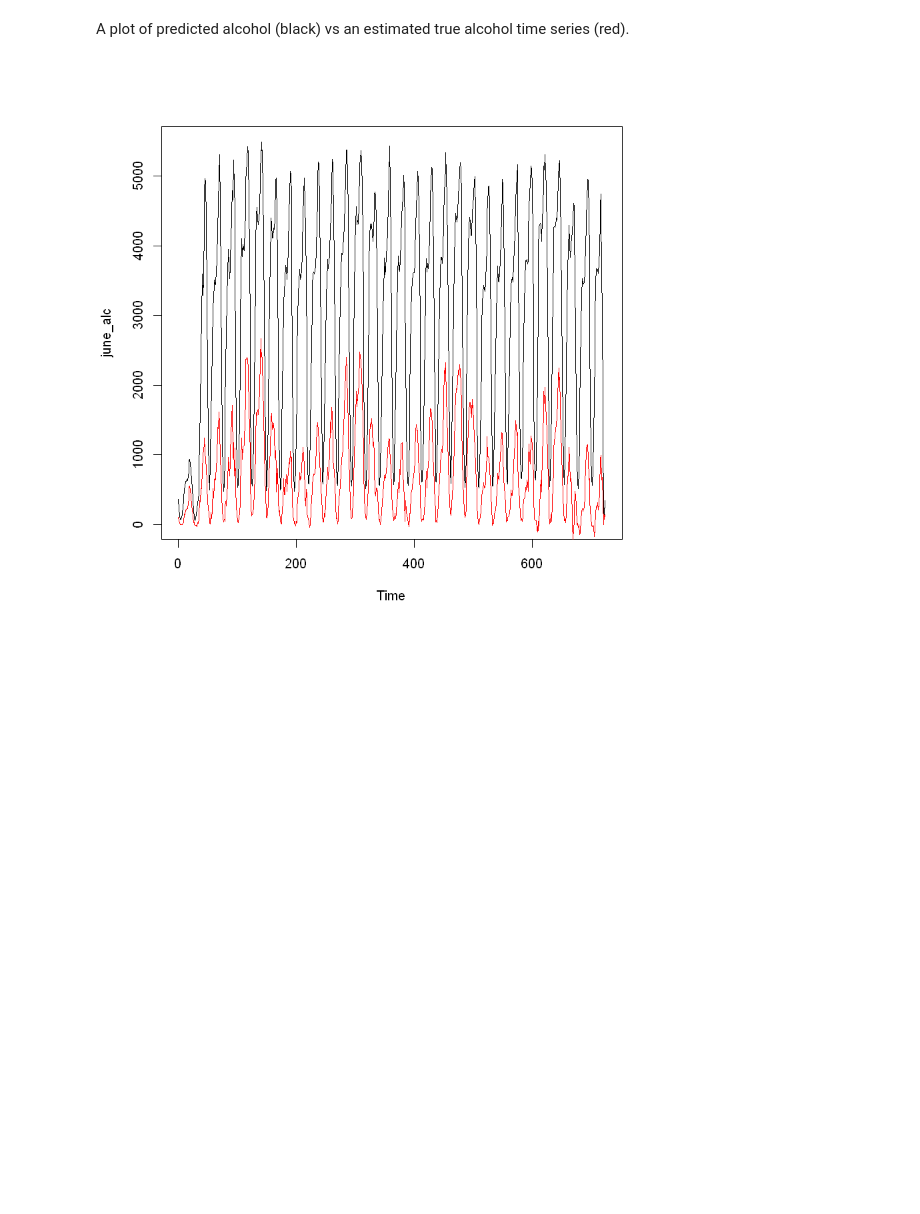
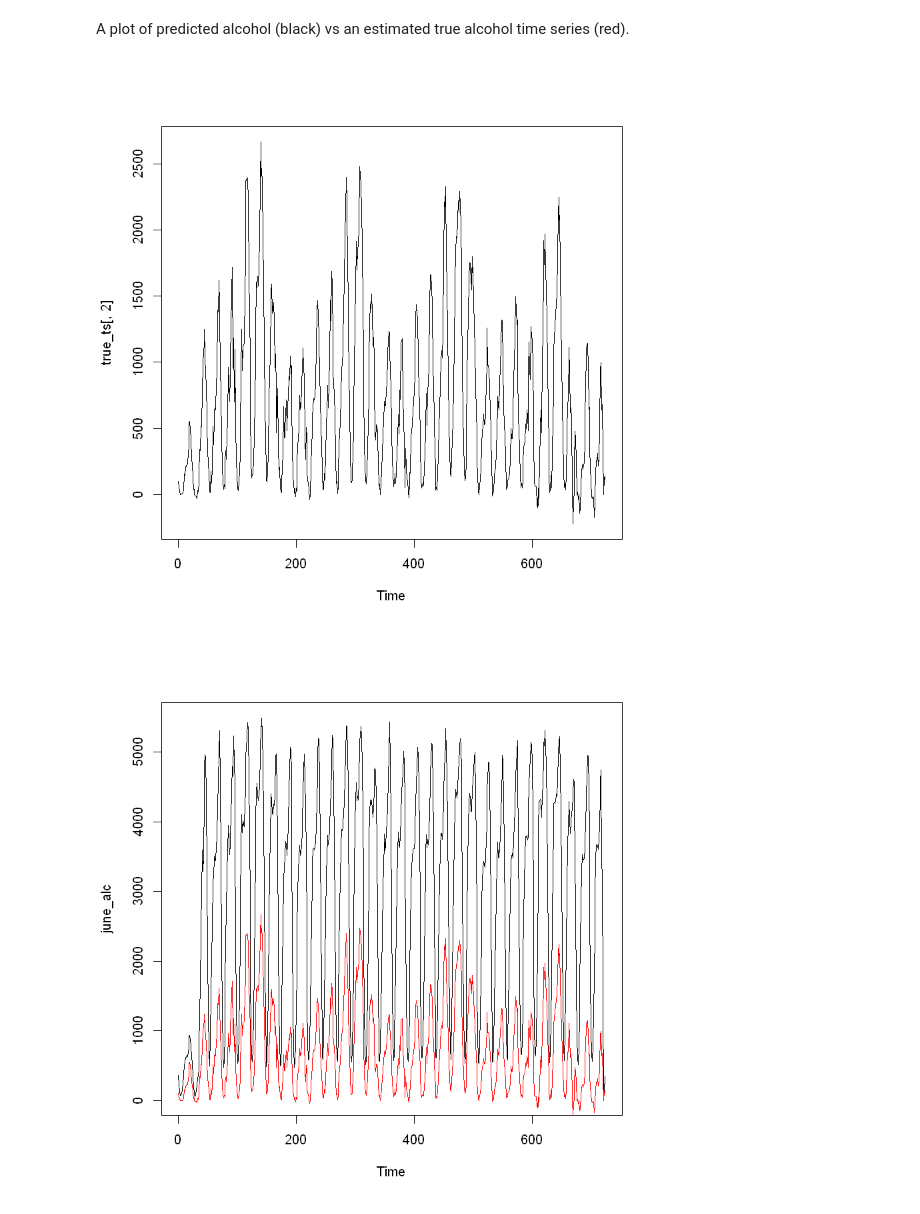
Before and after one commit to tj2huang/nyu-research, a Jupyter notebook: notebooks/r/Experiment/unconfuse.ipynb, the cells around one changed output. Cells and saved outputs as stored; diff of their text form; code cells hidden in the pictures; blank space fills up the shorter version.

```diff
--- a/notebooks/r/Experiment/unconfuse.ipynb
+++ b/notebooks/r/Experiment/unconfuse.ipynb
@@ -101,6 +101,10 @@ true_ts[40:50,]
 | 38939.84 | 284.1567 |
 # %% [markdown]
 A plot of predicted alcohol (black) vs an estimated true alcohol time series (red).
+# %%
+plot.ts(true_ts[,2])
+# %% [output]
+[figure, added]
 # %%
 plot.ts(june_alc)
 lines(true_ts[,2], col='red')
```
Also changed, not shown: parts of 1 cell of this notebook, 12 other files.
